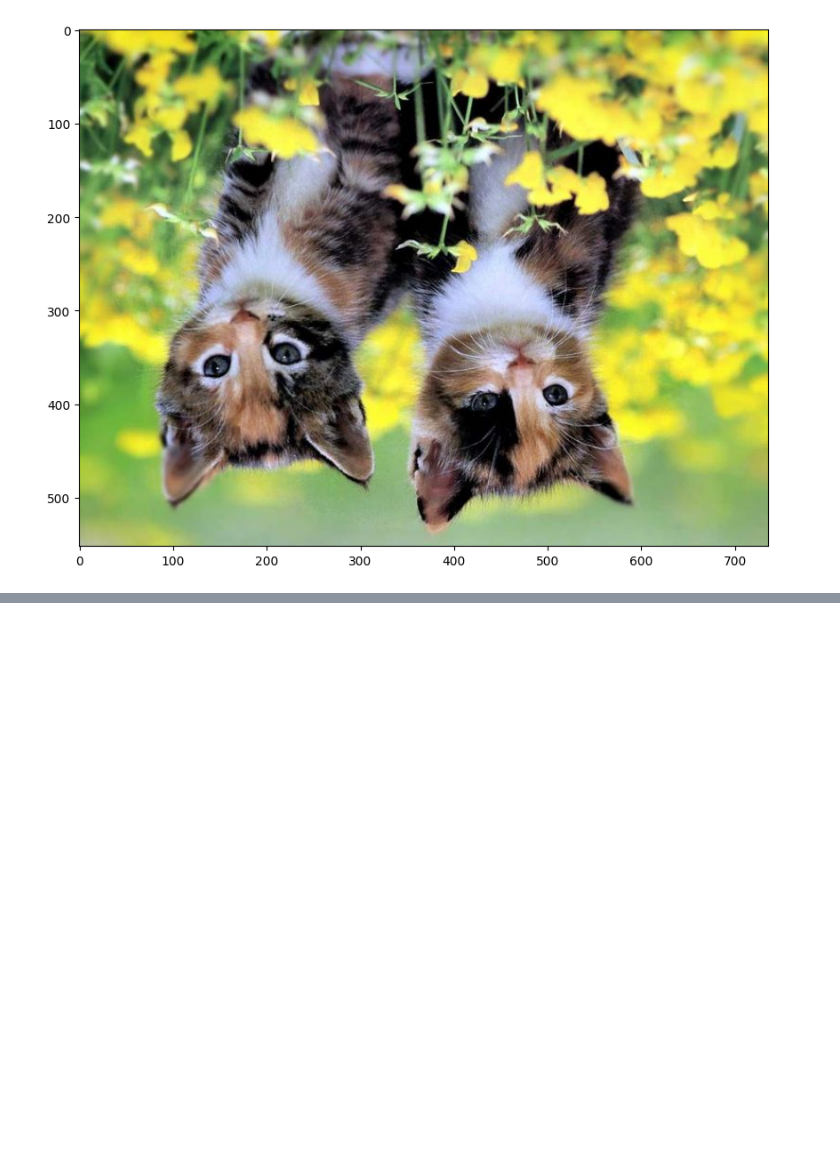
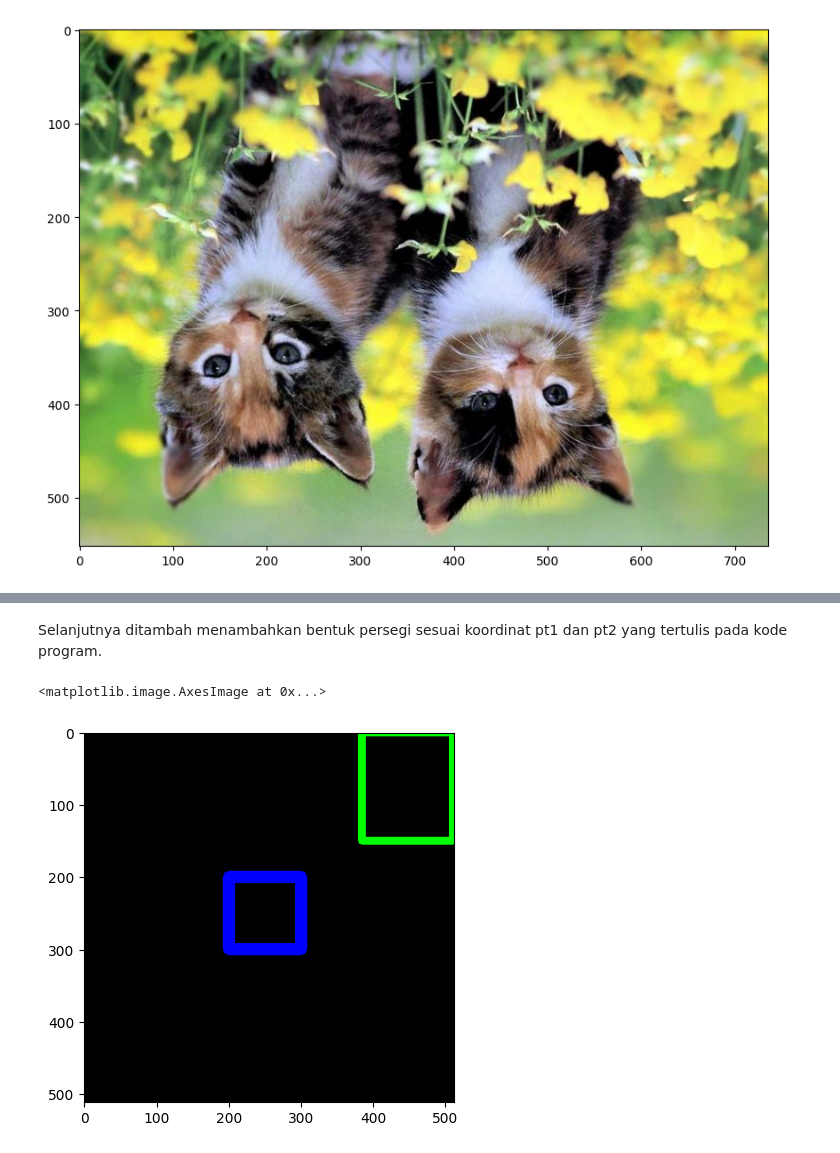
Before and after one commit to Lelytameyda29rpl/PCVK_Ganjil_2025, a Jupyter notebook: Week2.ipynb, the cells around one changed output, grey strips where cells are left out. Cells and saved outputs as stored; diff of their text form; code cells hidden in the pictures; blank space fills up the shorter version.

```diff
--- a/Week2.ipynb
+++ b/Week2.ipynb
@@ -135,0 +164,16 @@ ax.imshow(img5)
+# %% [markdown]
+Selanjutnya ditambah menambahkan bentuk persegi sesuai koordinat pt1 dan pt2
+yang tertulis pada kode program.
+# %%
+# Menggambar persegi panjang kedua pada citra black_img menggunakan OpenCV
+# pt1 = (200, 200) -> koordinat titik pojok kiri atas persegi panjang
+# pt2 = (300, 300) -> koordinat titik pojok kanan bawah persegi panjang
+# color = (0, 0, 255) -> warna persegi panjang merah (format RGB)
+# thickness = 15 -> ketebalan garis persegi panjang
+cv.rectangle(black_img, pt1=(200, 200), pt2=(300, 300), color=(0, 0, 255), thickness=15)
+
+# Menampilkan citra setelah digambar persegi panjang kedua
+plt.imshow(black_img)
+# %% [output]
+<matplotlib.image.AxesImage at 0x...>
+[figure, added]
```
Also changed, not shown: parts of 18 cells of this notebook.
